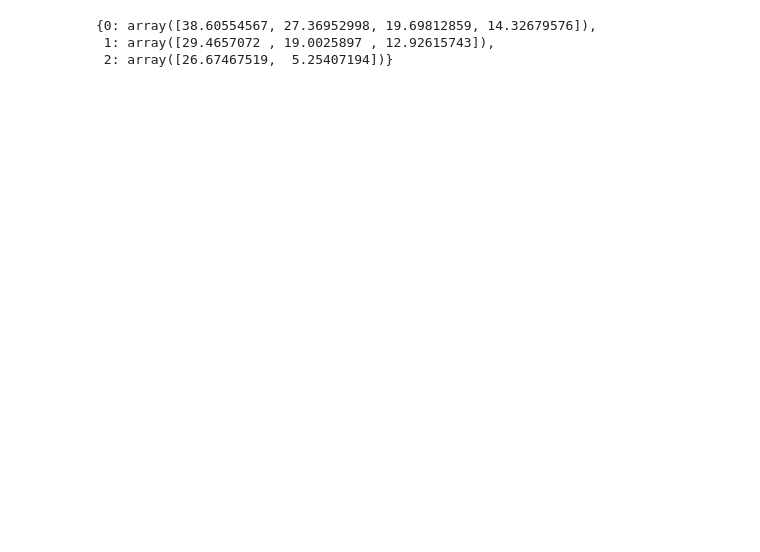
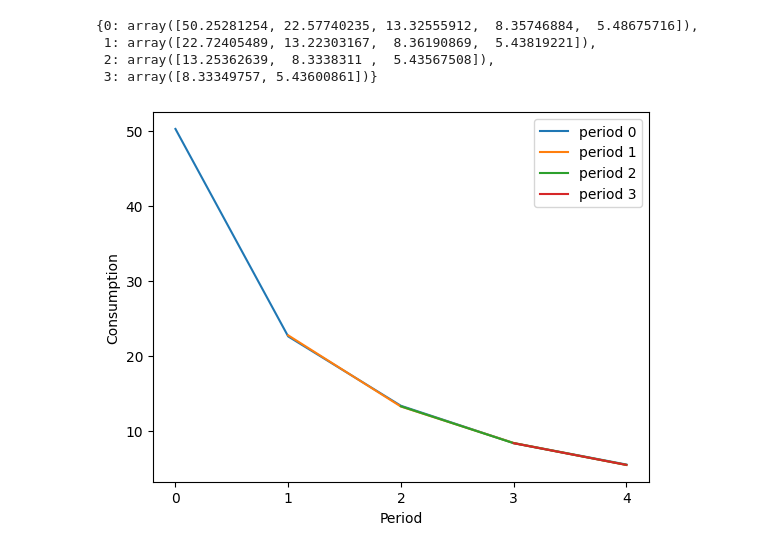
Before and after one commit to zarkwang/attention_discount_project, a Jupyter notebook: model/budget.ipynb, the cells around one changed output. Drawn from its saved outputs; the diff is of its cells as text; code cells hidden in the pictures; blank space fills up the shorter version.

```diff
--- a/model/budget.ipynb
+++ b/model/budget.ipynb
@@ -221,21 +256,39 @@ problem.solve()
 # %%
 delta = .9
-gamma = .6
-lambd = 100
-T = 3
+gamma = .7
 budget = 100
-x_position = None
-x_solve = {}
-for i in range(T):
-    lambd = lambd / (i+1)
-    problem = budget_optimizer(T-i,budget,params={"delta":delta,"gamma":gamma,"lambd":lambd},x_position=x_position)
-    problem.solve(global_iter=400)
-    x_solve[i] = problem.x
-    budget = budget - problem.x[0]
+T = 4
+lambd = budget
+
+problem = budget_optimizer(T,budget,params={"delta":delta,"gamma":gamma,"lambd":lambd})
+problem.dynamic(global_iter=500,attention_update=False)
+# %% [output]
+{0: array([50.25281254, 22.57740235, 13.32555912,  8.35746884,  5.48675716]),
+ 1: array([22.72405489, 13.22303167,  8.36190869,  5.43819221]),
+ 2: array([13.25362639,  8.3338311 ,  5.43567508]),
+ 3: array([8.33349757, 5.43600861])}
-# %%
-x_solve
-# %% [output]
-{0: array([38.60554567, 27.36952998, 19.69812859, 14.32679576]),
- 1: array([29.4657072 , 19.0025897 , 12.92615743]),
- 2: array([26.67467519,  5.25407194])}
+# %%
+x_solve = problem.x_dynamic
+
+# Find the length of the longest array
+max_len = max(len(arr) for arr in x_solve.values())
+
+# Pad shorter arrays with NaN values to match the length of the longest array
+for key, arr in x_solve.items():
+    if len(arr) < max_len:
+        padding_length = max_len - len(arr)
+        padding = np.full(padding_length, np.nan)
+        x_solve[key] = np.concatenate((padding, arr))
+
+# plot the results
+for i in x_solve.keys():
+    plt.plot(x_solve[i],label='period ' + str(i))
+
+plt.legend()
+plt.xticks(np.arange(len(x_solve.keys())+1))
+plt.xlabel('Period')
+plt.ylabel('Consumption')
+plt.savefig('consumption_allocation_Inattentive.png')
+# %% [output]
+[figure, added]
 # %%
```
Also changed, not shown: parts of 6 cells of this notebook, 8 other files.
